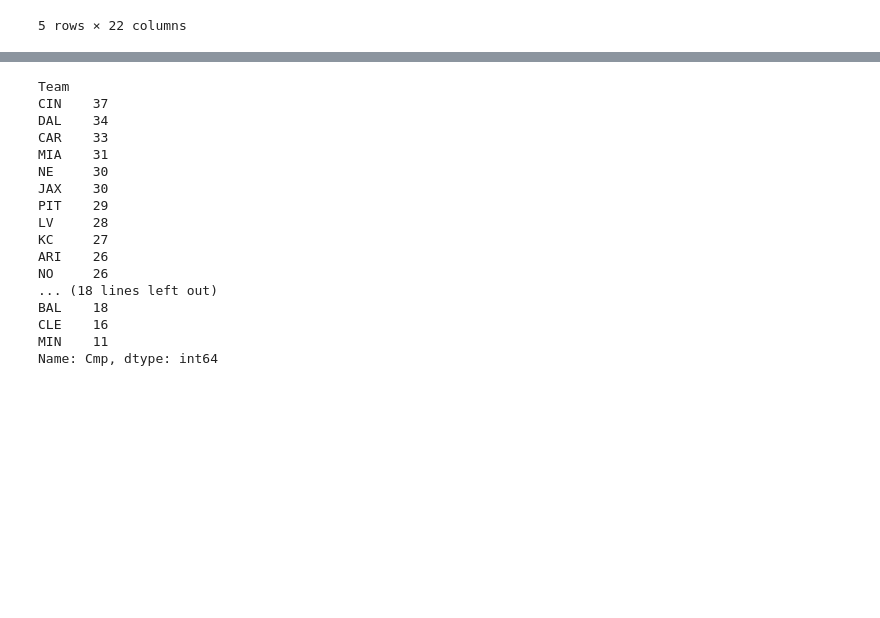
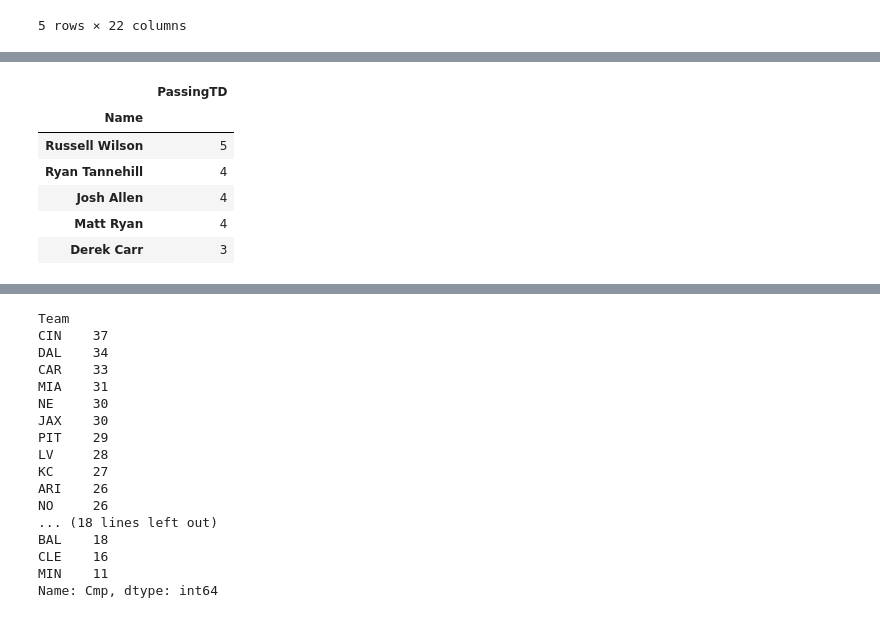
Before and after one commit to isabel-fernandes/fantasy-nfl-lineup-optimizer, a Jupyter notebook: dashboard/player_weekly_data.ipynb, the cells around one changed output, grey strips where cells are left out. Drawn from its saved outputs; the diff is of its cells as text; code cells hidden in the pictures; blank space fills up the shorter version.

Commit message:
Revert "Update player_weekly_data.ipynb"
This reverts commit 048d98af7d0dd27fcbaf45fa7ea26463b5d7d54a.

```diff
--- a/dashboard/player_weekly_data.ipynb
+++ b/dashboard/player_weekly_data.ipynb
@@ -48,3 +43,16 @@ df.describe()
+# %%
+# Top 5 Players with the most Passing TD in one week
+top_5_assists  = df.groupby('Name')[['PassingTD']].max()
+top_5_assists = top_5_assists.sort_values(by='PassingTD', ascending=False).head(5)
+top_5_assists
+# %% [output]
+|  | PassingTD |
+| Name |  |
+| Russell Wilson | 5 |
+| Ryan Tannehill | 4 |
+| Josh Allen | 4 |
+| Matt Ryan | 4 |
+| Derek Carr | 3 |
 # %%
 # Top 5 Players with the most Passing TD (all weeks combined)
 top_5_assists_overall = df.groupby('Name')[['PassingTD']].sum()
```
Also changed, not shown: parts of 10 cells of this notebook.
